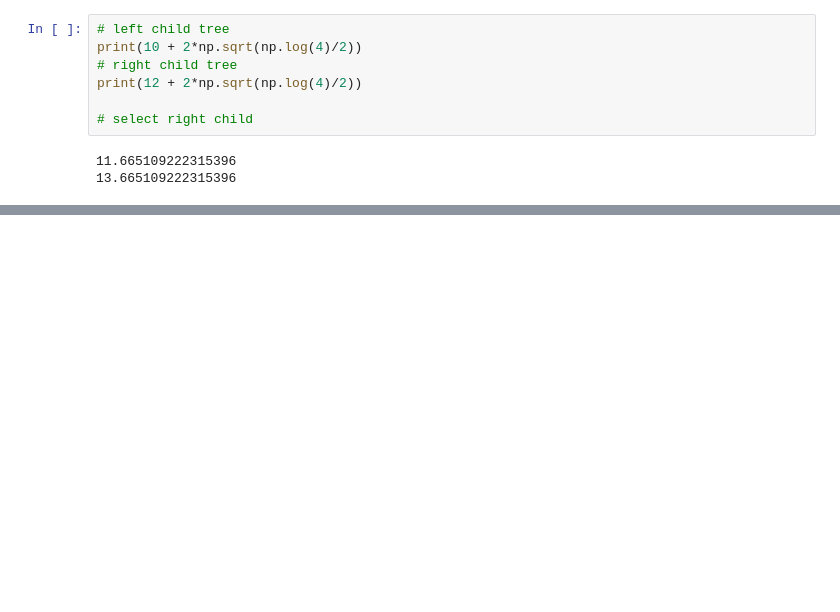
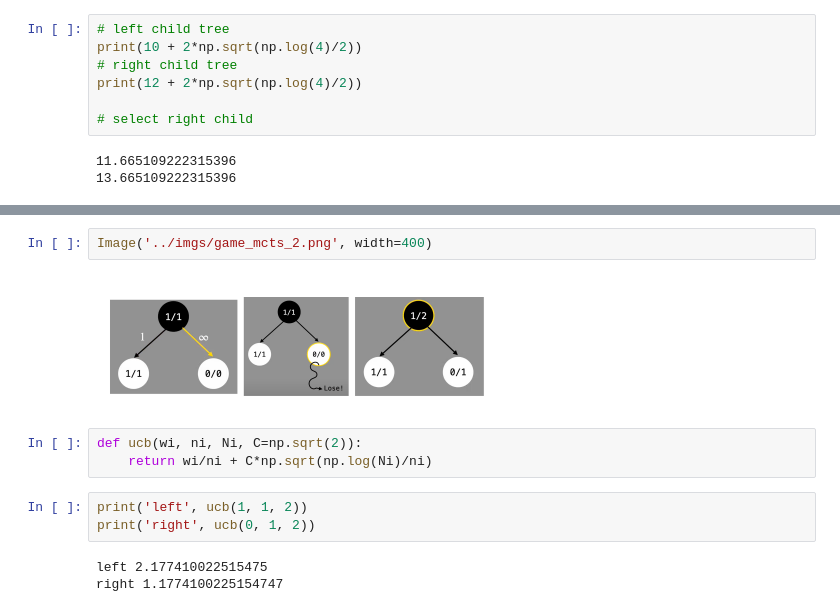
Before and after one commit to chunhuizhang/personal_chatgpt, a Jupyter notebook: tutorials/drl/mcts/mcts_01_intro_bascis.ipynb, the cells around one changed output, grey strips where cells are left out. Drawn from its saved outputs; the diff is of its cells as text; blank space fills up the shorter version.

```diff
--- a/tutorials/drl/mcts/mcts_01_intro_bascis.ipynb
+++ b/tutorials/drl/mcts/mcts_01_intro_bascis.ipynb
@@ -112,0 +156,13 @@ print(12 + 2*np.sqrt(np.log(4)/2))
+# %%
+Image('../imgs/game_mcts_2.png', width=400)
+# %% [output]
+[figure, added]
+# %%
+def ucb(wi, ni, Ni, C=np.sqrt(2)):
+    return wi/ni + C*np.sqrt(np.log(Ni)/ni)
+# %%
+print('left', ucb(1, 1, 2))
+print('right', ucb(0, 1, 2))
+# %% [output]
+left 2.177410022515475
+right 1.1774100225154747
```
Also changed, not shown: parts of 26 cells of this notebook, 4 other files.
